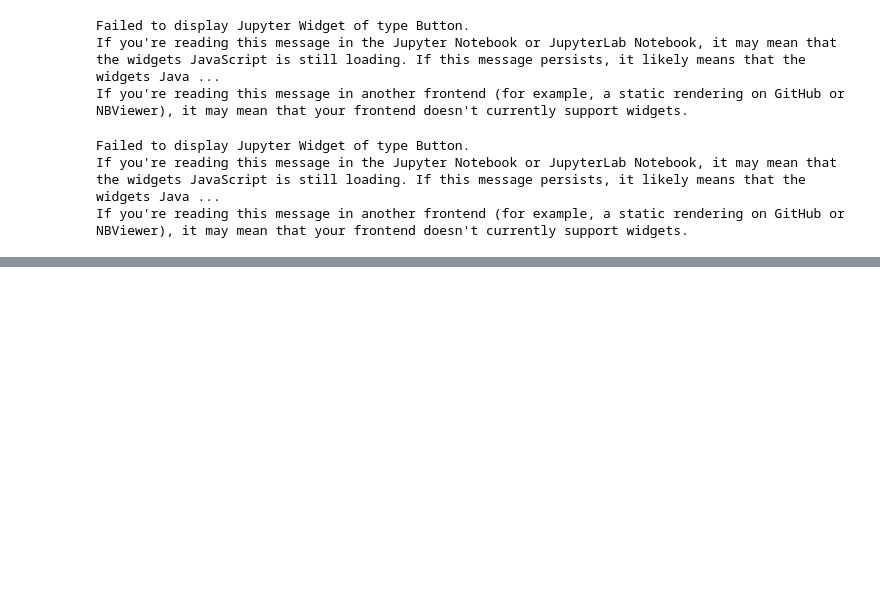
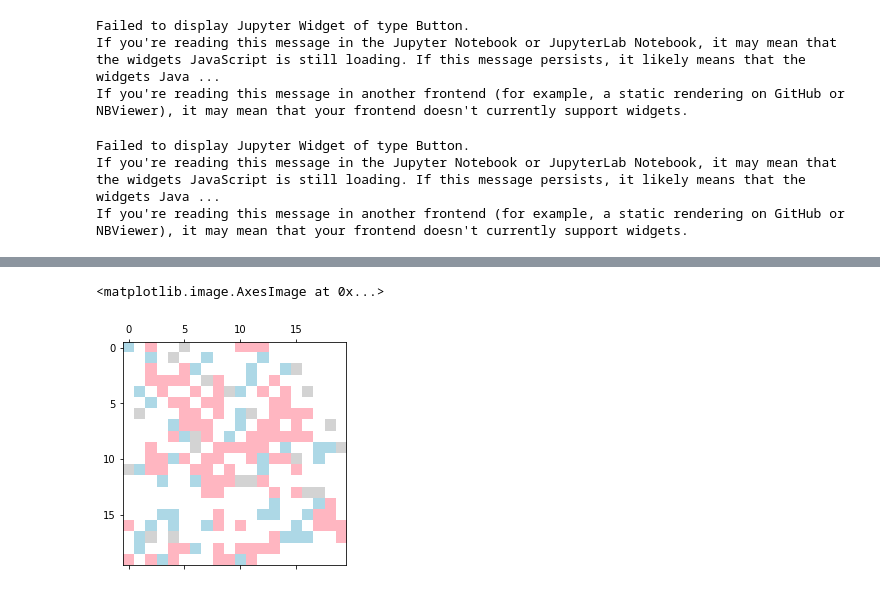
Before and after one commit to are00dynamic-2018/PROPAGATION_BACTERIENNE, a Jupyter notebook: Bactéries.ipynb, the cells around one changed output, grey strips where cells are left out. Saved outputs shown, nothing was run; the diff lists cells and outputs as text; code cells hidden in the pictures; blank space fills up the shorter version.

Commit message:
jolie matrice

```diff
--- a/Bactéries.ipynb
+++ b/Bactéries.ipynb
@@ -319,0 +297,16 @@ Victoire du système immunitaire en 36 étapes
+# %%
+def simulate(l, h, nbsteps):
+    mat = matrice(l, h)
+    t = matrice(l, h, True)
+    for i in range(nbsteps):
+        mat = next_step_matrice(mat, t)
+
+    return mat
+# %%
+cmap = ListedColormap(['white', 'lightpink', 'lightblue', 'lightgrey'])
+
+mat = simulate(20, 20, 5)
+plt.matshow(mat, cmap = cmap)
+# %% [output]
+<matplotlib.image.AxesImage at 0x...>
+[figure, added]
```
Also changed, not shown: parts of 5 cells of this notebook.
